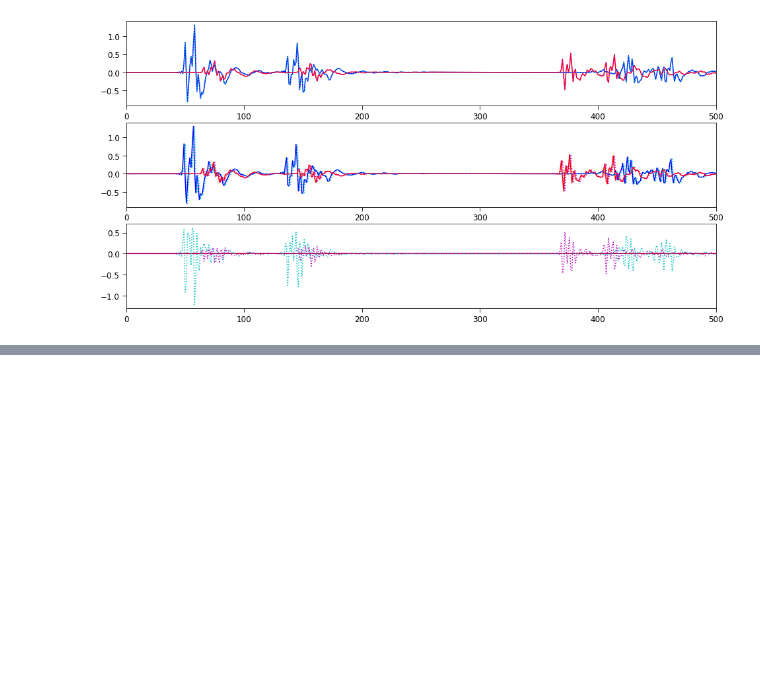
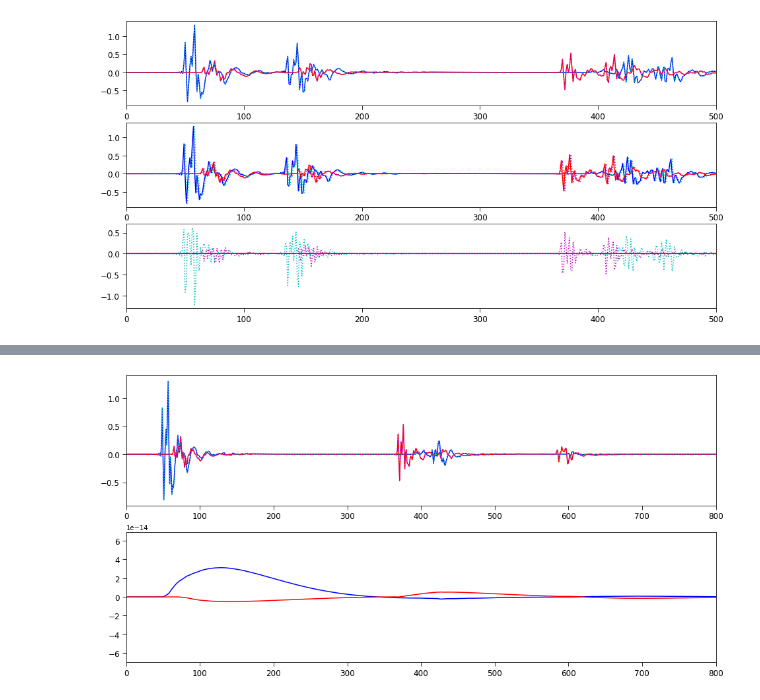
Before and after one commit to msaddler/virtual_acoustic_room, a Jupyter notebook: notebook_port.ipynb, the cells around one changed output, grey strips where cells are left out. Saved outputs shown, nothing was run; the diff lists cells and outputs as text; code cells hidden in the pictures; blank space fills up the shorter version.

Commit message:
sanity check to ensure use_hrtf_symmetry flag is correctly set with KEMAR HRTFs

```diff
--- a/notebook_port.ipynb
+++ b/notebook_port.ipynb
@@ -128,0 +165,18 @@ plt.show()
+# %%
+importlib.reload(room_simulator)
+
+brir_matlab = room_simulator.get_brir(
+    room_materials=room_materials,
+    room_dim_xyz=room_dim_xyz,
+    head_pos_xyz=head_pos_xyz,
+    head_azim=head_azim,
+    src_azim=src_azim,
+    src_elev=src_elev,
+    src_dist=src_dist,
+    buffer_pos=buffer_pos,
+    sr=sr,
+    dur=dur,
+    kwargs_room_impulse_hrtf={'jitter':use_jitter, 'meas_sym': use_hrtf_symmetry},
+    incorporate_lead_zeros=incorporate_lead_zeros,
+    verbose=True,
+    eng=eng)
@@ -129,3 +186,26 @@ plt.show()
+# %%
+fig, ax = plt.subplots(figsize=(16, 8), nrows=2, ncols=1)
+
+offset_brir_msaddler = brir_msaddler[1:]
+offset_brir_matlab = brir_matlab[:-1]
+
+ax[0].plot(offset_brir_msaddler[:, 0], 'b')
+ax[0].plot(offset_brir_msaddler[:, 1], 'r')
+ax[0].plot(offset_brir_matlab[:, 0], 'c', ls=':')
+ax[0].plot(offset_brir_matlab[:, 1], 'm', ls=':')
+
+ax[1].plot(offset_brir_msaddler[:, 0] - offset_brir_matlab[:, 0], 'b')
+ax[1].plot(offset_brir_msaddler[:, 1] - offset_brir_matlab[:, 1], 'r')
+
+for ax_ in ax:
+    util_figures.format_axes(
+        ax_,
+        xlimits=[0, 800],
+#         ylimits=[-0.01, 0.01]
+    )
+plt.show()
+# %% [output]
+[figure, added]
 # %%
 # import cProfile
 
```
Also changed, not shown: parts of 6 cells of this notebook, 1 other file.
